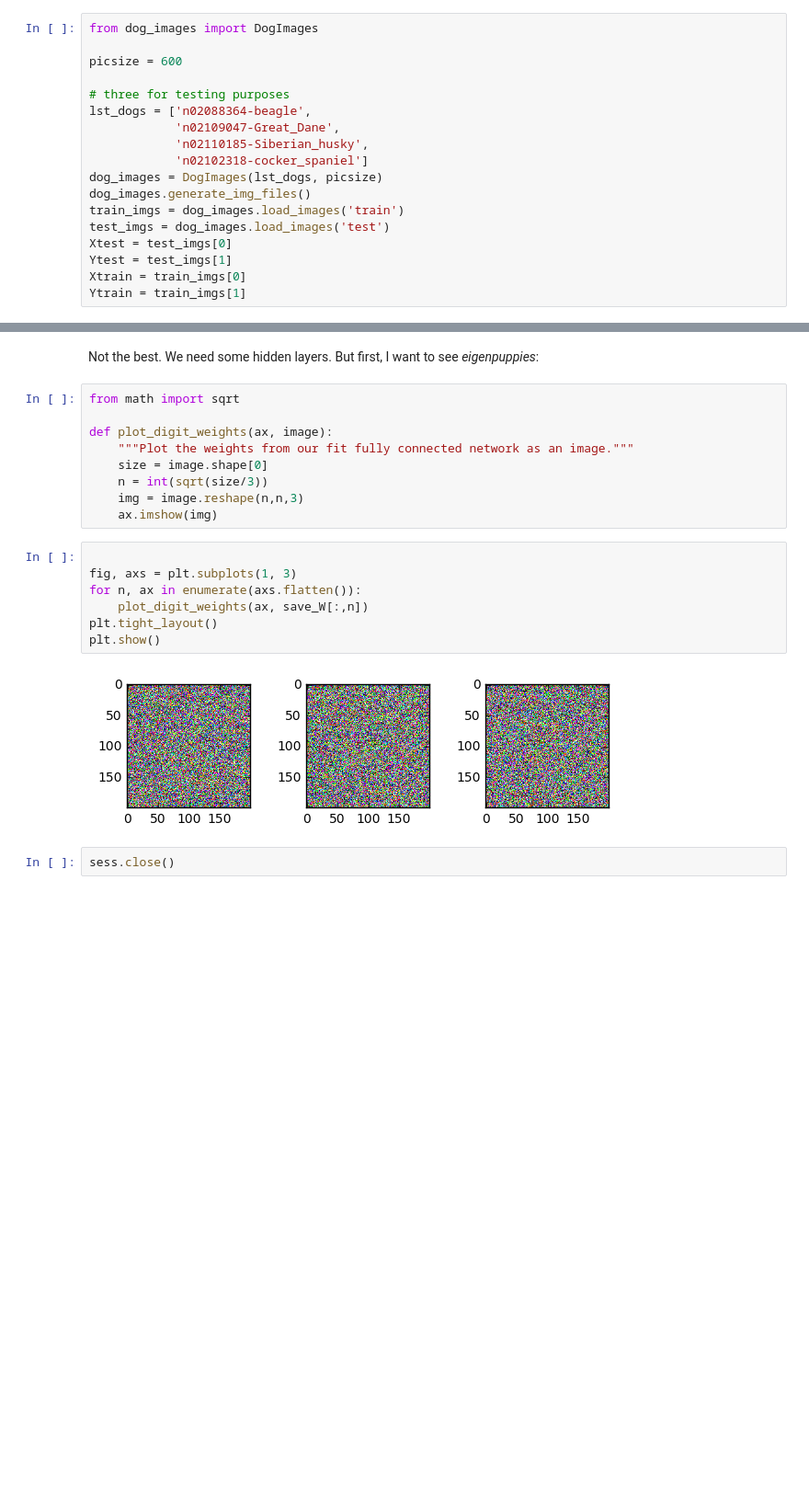
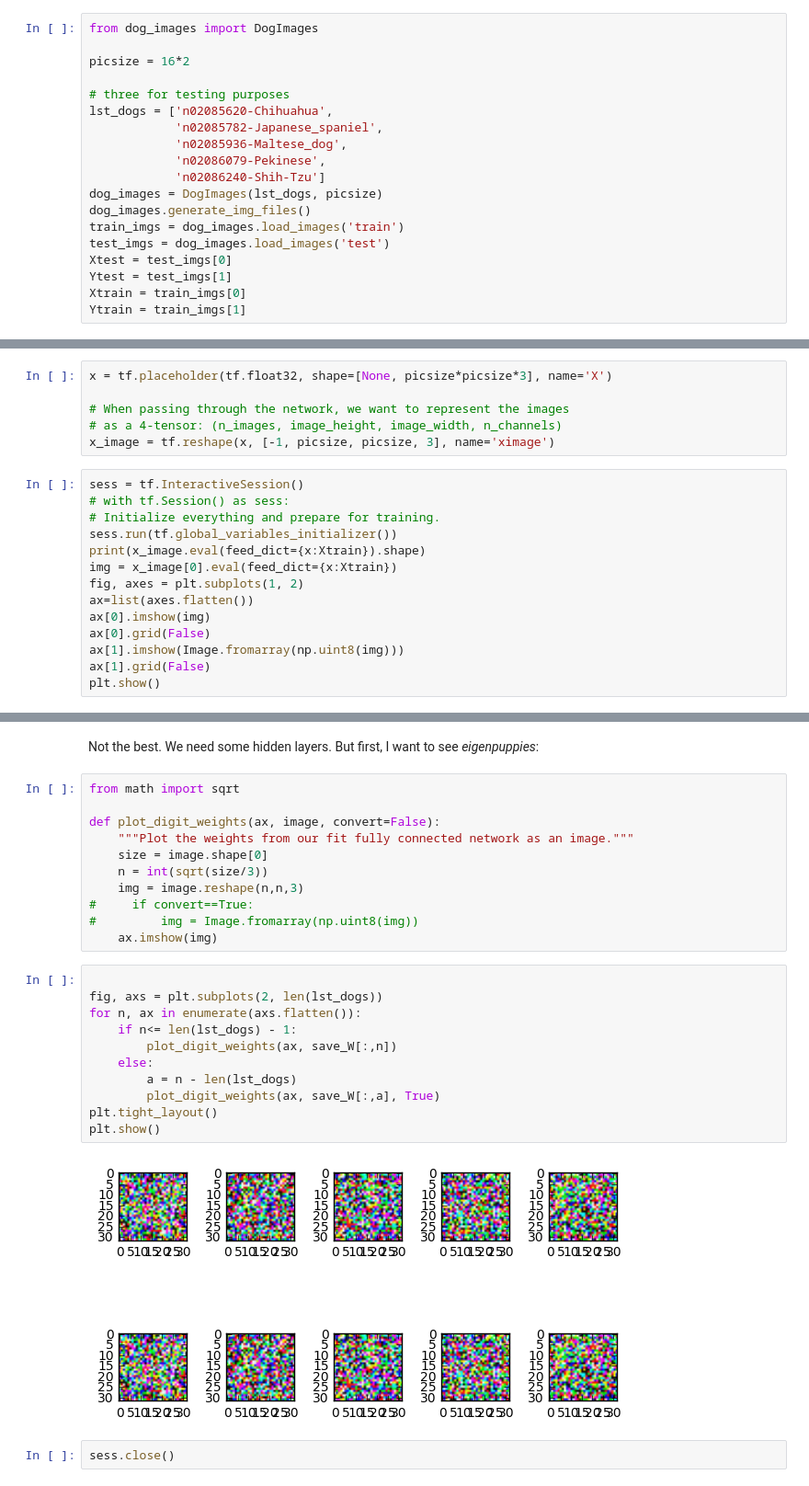
Before and after one commit to NeverForged/DogClassifier, a Jupyter notebook: Source/DogClassifier.ipynb, the cells around one changed output, grey strips where cells are left out. Shown at 92% size. Cells and saved outputs as stored; diff of their text form; blank space fills up the shorter version.

```diff
--- a/Source/DogClassifier.ipynb
+++ b/Source/DogClassifier.ipynb
@@ -5,13 +5,14 @@ Using a class to create images from the [Stanford Dogs Dataset](http://vision.st
 # %%
 from dog_images import DogImages
 
-picsize = 600
+picsize = 16*2
 
 # three for testing purposes
-lst_dogs = ['n02088364-beagle',
-            'n02109047-Great_Dane',
-            'n02110185-Siberian_husky',
-            'n02102318-cocker_spaniel']
+lst_dogs = ['n02085620-Chihuahua',
+            'n02085782-Japanese_spaniel',
+            'n02085936-Maltese_dog',
+            'n02086079-Pekinese',
+            'n02086240-Shih-Tzu']
 dog_images = DogImages(lst_dogs, picsize)
 dog_images.generate_img_files()
 train_imgs = dog_images.load_images('train')
@@ -39,0 +45,20 @@ for i, n in enumerate(new):
+# %%
+x = tf.placeholder(tf.float32, shape=[None, picsize*picsize*3], name='X')
+
+# When passing through the network, we want to represent the images
+# as a 4-tensor: (n_images, image_height, image_width, n_channels)
+x_image = tf.reshape(x, [-1, picsize, picsize, 3], name='ximage')
+# %%
+sess = tf.InteractiveSession()
+# with tf.Session() as sess:
+# Initialize everything and prepare for training.
+sess.run(tf.global_variables_initializer())
+print(x_image.eval(feed_dict={x:Xtrain}).shape)
+img = x_image[0].eval(feed_dict={x:Xtrain})
+fig, axes = plt.subplots(1, 2)
+ax=list(axes.flatten())
+ax[0].imshow(img)
+ax[0].grid(False)
+ax[1].imshow(Image.fromarray(np.uint8(img)))
+ax[1].grid(False)
+plt.show()
@@ -94,21 +135,27 @@ Not the best.  We need some hidden layers.  But first, I want to see *eigenpuppi
 # %%
 from math import sqrt
 
-def plot_digit_weights(ax, image):
+def plot_digit_weights(ax, image, convert=False):
     """Plot the weights from our fit fully connected network as an image."""
     size = image.shape[0]
     n = int(sqrt(size/3))
     img = image.reshape(n,n,3)
+#     if convert==True:
+#         img = Image.fromarray(np.uint8(img))
     ax.imshow(img)
 # %%
 
-fig, axs = plt.subplots(1, 3)
+fig, axs = plt.subplots(2, len(lst_dogs))
 for n, ax in enumerate(axs.flatten()):
-    plot_digit_weights(ax, save_W[:,n])
+    if n<= len(lst_dogs) - 1:
+        plot_digit_weights(ax, save_W[:,n])
+    else:
+        a = n - len(lst_dogs)
+        plot_digit_weights(ax, save_W[:,a], True)
 plt.tight_layout()
 plt.show()
 # %% [output]
-[figure, old version]
+[figure, new version]
 # %%
 sess.close()
 # %% [markdown]
```
Also changed, not shown: parts of 22 cells of this notebook, 2 other files.
